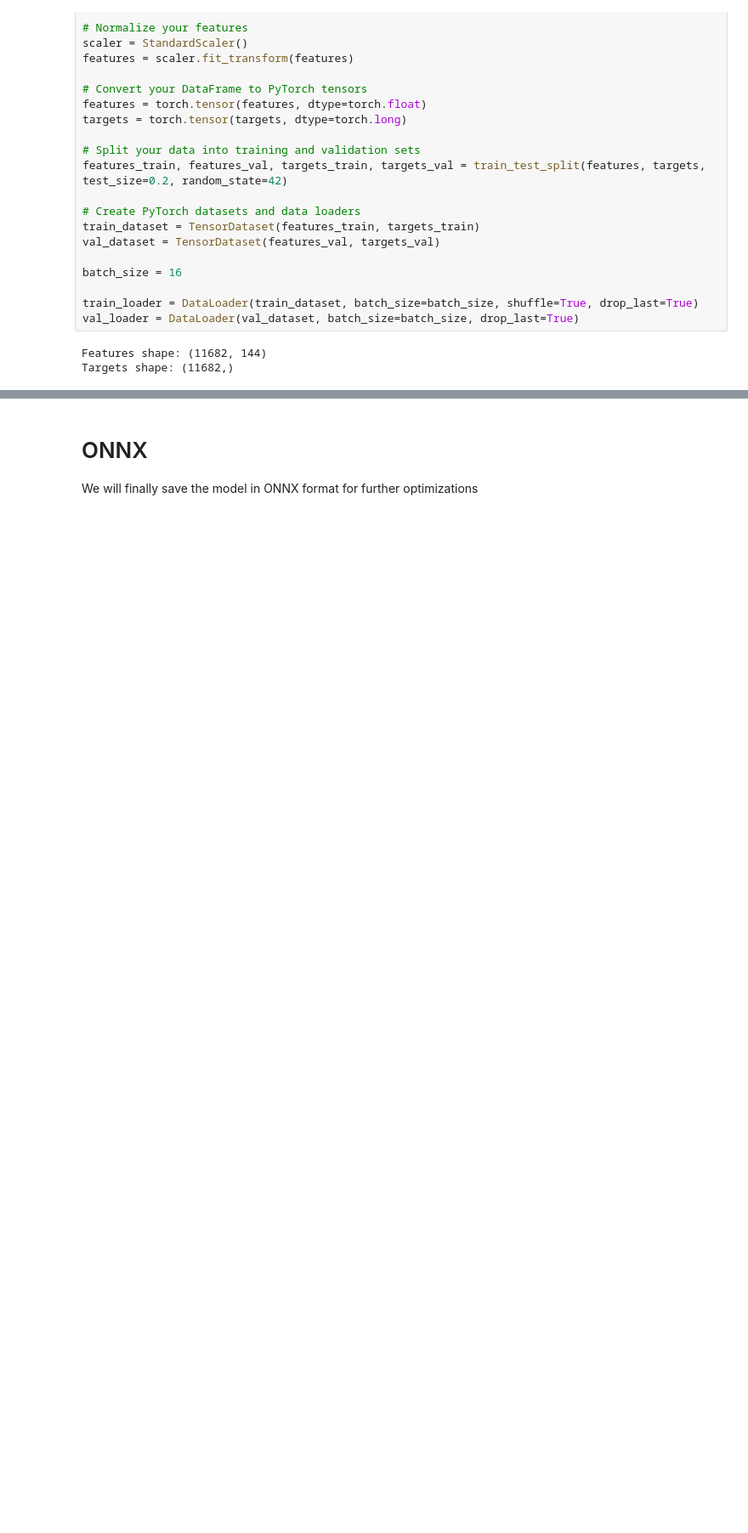
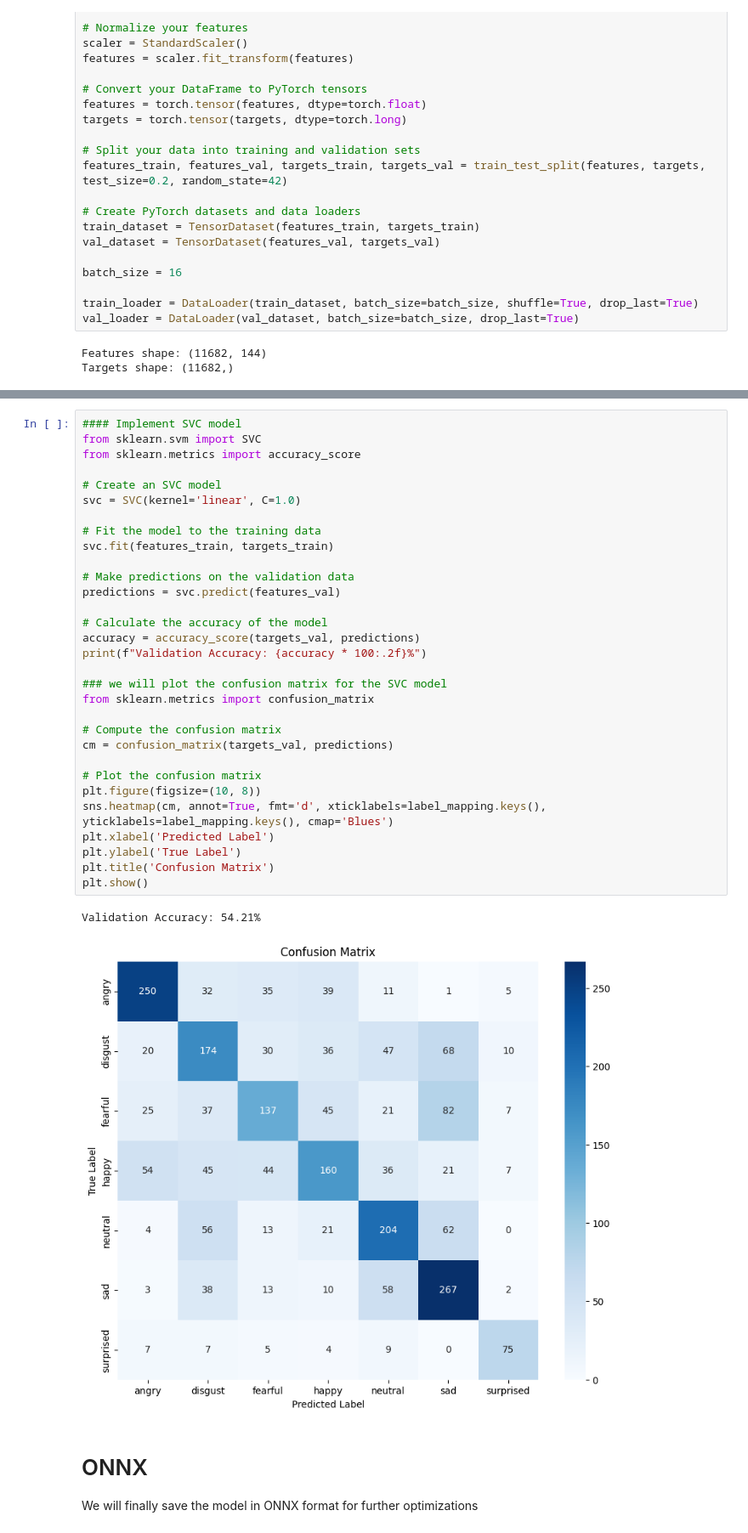
Before and after one commit to TarushS-1996/AudioSentimentProject, a Jupyter notebook: Revision.ipynb, the cells around one changed output, grey strips where cells are left out. Shown at 85% size. Drawn from its saved outputs; the diff is of its cells as text; blank space fills up the shorter version.

```diff
--- a/Revision.ipynb
+++ b/Revision.ipynb
@@ -968,3 +968,37 @@ SimpleNetwork(
+# %%
+#### Implement SVC model
+from sklearn.svm import SVC
+from sklearn.metrics import accuracy_score
+
+# Create an SVC model
+svc = SVC(kernel='linear', C=1.0)
+
+# Fit the model to the training data
+svc.fit(features_train, targets_train)
+
+# Make predictions on the validation data
+predictions = svc.predict(features_val)
+
+# Calculate the accuracy of the model
+accuracy = accuracy_score(targets_val, predictions)
+print(f"Validation Accuracy: {accuracy * 100:.2f}%")
+
+### we will plot the confusion matrix for the SVC model
+from sklearn.metrics import confusion_matrix
+
+# Compute the confusion matrix
+cm = confusion_matrix(targets_val, predictions)
+
+# Plot the confusion matrix
+plt.figure(figsize=(10, 8))
+sns.heatmap(cm, annot=True, fmt='d', xticklabels=label_mapping.keys(), yticklabels=label_mapping.keys(), cmap='Blues')
+plt.xlabel('Predicted Label')
+plt.ylabel('True Label')
+plt.title('Confusion Matrix')
+plt.show()
+# %% [output]
+Validation Accuracy: 54.21%
+[figure, added]
 # %% [markdown]
 # ONNX
 
```
Also changed, not shown: parts of 18 cells of this notebook.
